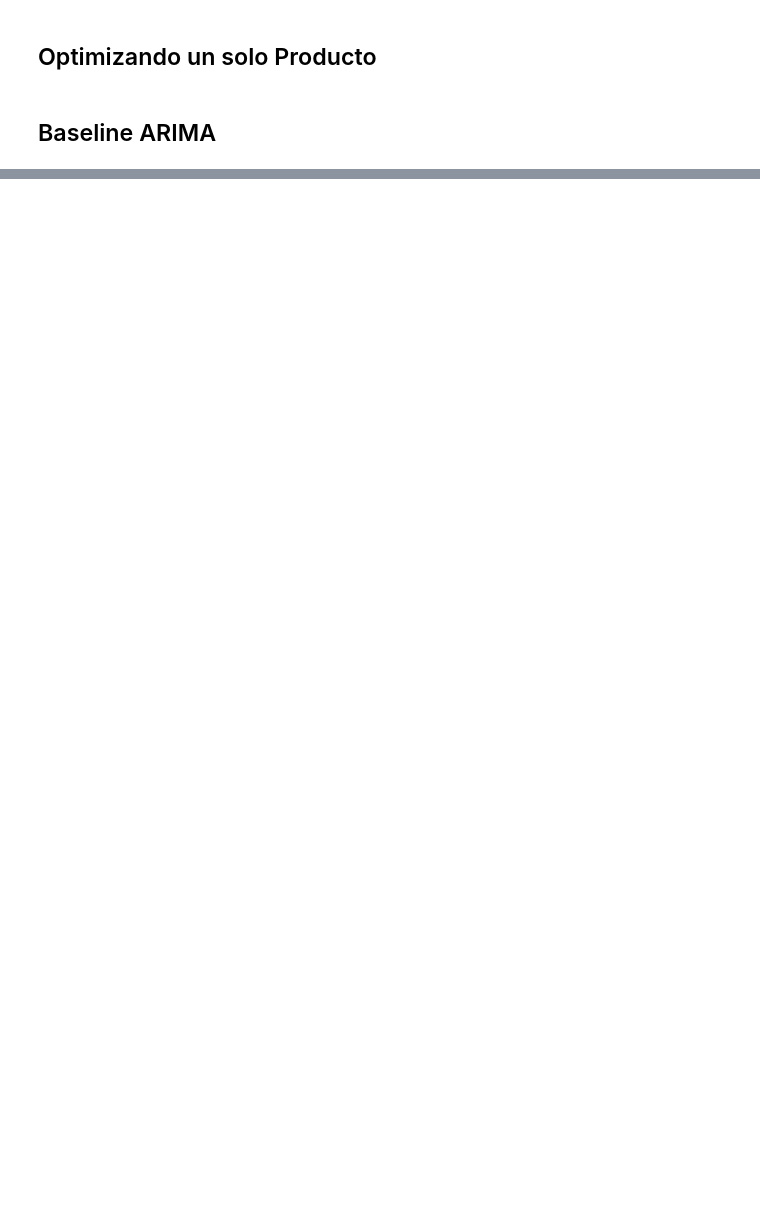
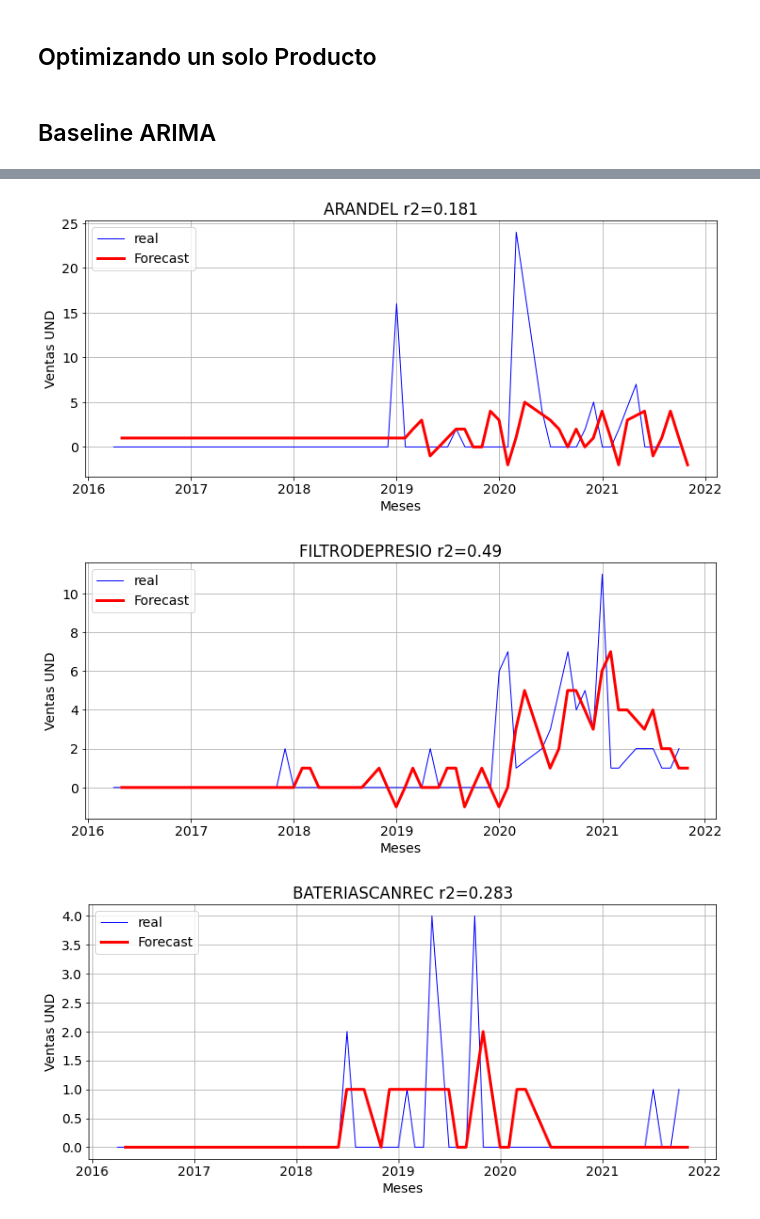
Before and after one commit to DavidCastilloAlvarado/timeseries_optimization, a Jupyter notebook: study_gruas/models/ARIMA/arima.ipynb, the cells around one changed output, grey strips where cells are left out. Cells and saved outputs as stored; diff of their text form; code cells hidden in the pictures; blank space fills up the shorter version.

```diff
--- a/study_gruas/models/ARIMA/arima.ipynb
+++ b/study_gruas/models/ARIMA/arima.ipynb
@@ -168,0 +61,9 @@ R2 = 0.5091066047768067
+# %%
+optimizer = ARIMAOptimizer(df_time, iterations=100, data_path= DATA_PATH , model='ARIMA')
+optimizer.run( chunk_size=4)
+# %%
+optimizer.print_results()
+# %% [output]
+[figure, added]
+[figure, added]
+[figure, added]
```
Also changed, not shown: parts of 27 cells of this notebook, 27 other files.
